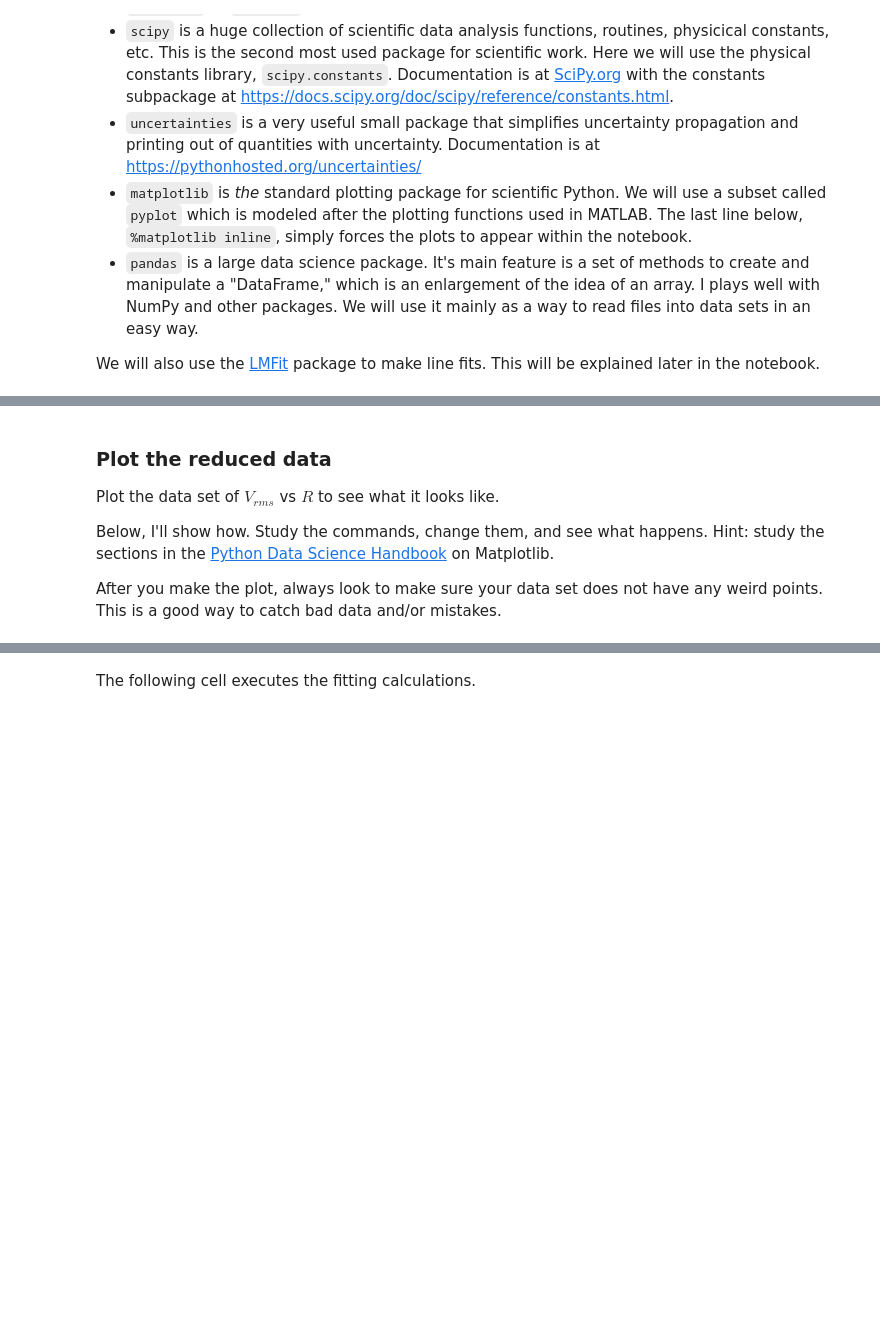
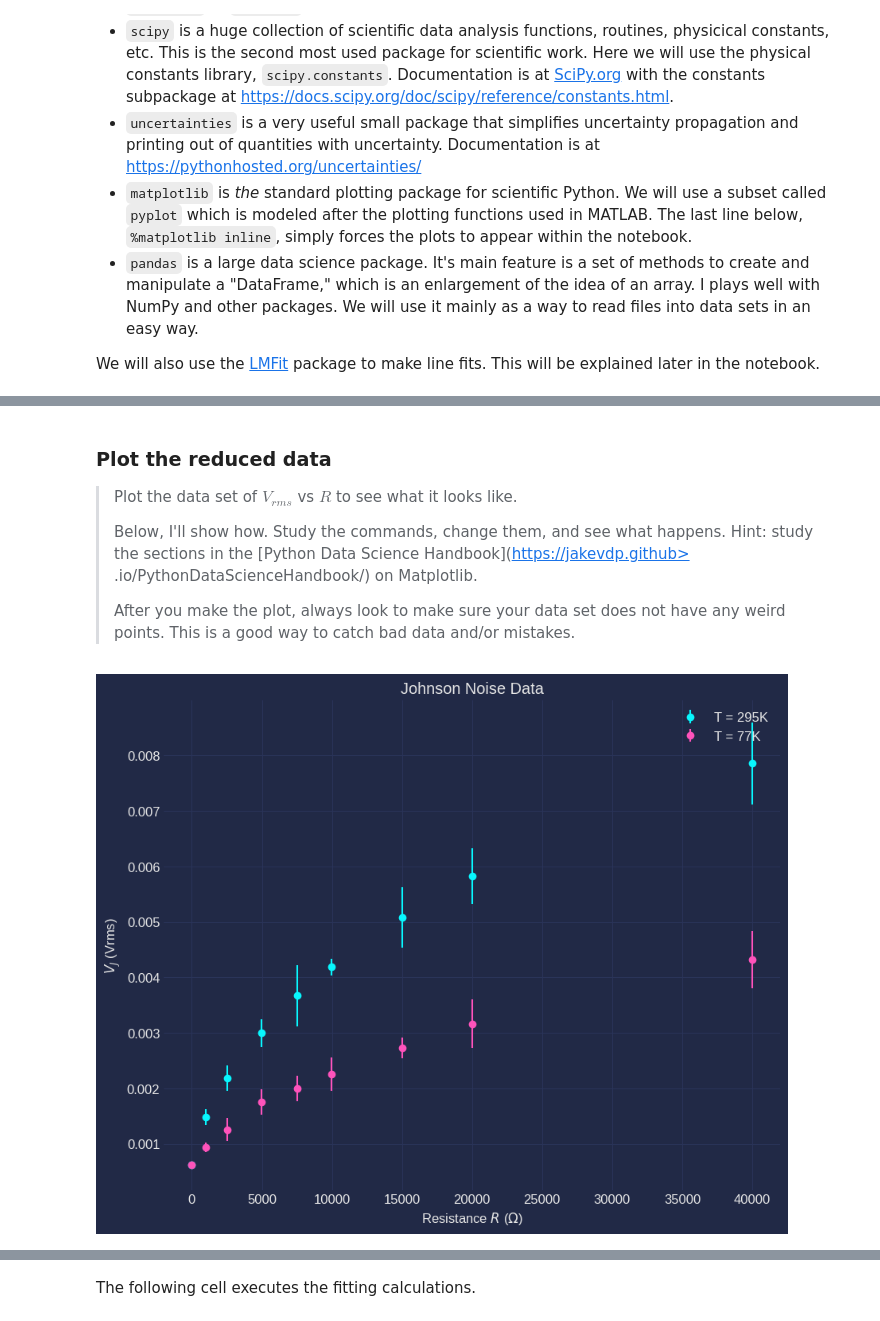
Before and after one commit to nattitanic/phys431, a Jupyter notebook: johnson-and-shot-noise-main/Noise Analysis (template, 2024).ipynb, the cells around one changed output, grey strips where cells are left out. Saved outputs shown, nothing was run; the diff lists cells and outputs as text; code cells hidden in the pictures; blank space fills up the shorter version.

Commit message:
johnsonshotnoise finished

```diff
--- a/johnson-and-shot-noise-main/Noise Analysis (template, 2024).ipynb
+++ b/johnson-and-shot-noise-main/Noise Analysis (template, 2024).ipynb
@@ -45,5 +73,5 @@ You may obtain the arrays for each column by using the column label, e.g., `john
 # %%
-## Lines below show how to read in a CSV data set and display it.
+# This is to import the data as a raw pd dataframe.
 
-johnson_294 = pd.read_csv('your_johnson294K_data.csv')
+johnson_294 = pd.read_csv('rawData/Johnson data - Johnson_Room_jupyter.csv')
 johnson_294  # DataFrame name on the last line spits out a table
@@ -75,7 +110,8 @@ Stds = np.zeros(0)
 # The '.columns' is an array of column labels in the DataFrame
 for label in johnson_294.columns:
     # obtain the numerical part of the column label
-    R = float(label.split('k')[0])
+    # R = float(label.split('k')[0])
+    R = float(re.split(r"(?i)k", label)[0])
     # calculate the mean (average) of the numbers in the column
     mean = johnson_294[label].mean()
     # calculate the standard deviation of the same numbers
@@ -85,6 +121,8 @@ for label in johnson_294.columns:
     Rs = np.append(Rs,R)
     Vs = np.append(Vs,mean)
     Stds = np.append(Stds,std)
+
+Rs
 
 # Initialize an empty DataFrame
 J_294 = pd.DataFrame()
@@ -112,2 +161,4 @@ Now you try it for the other temperature data set.
 # %%
 ## Read in the data set and display it
+johnson_ln2 = pd.read_csv("rawData/Johnson data - Johnson_ln2_jupyter.csv")
+johnson_ln2
@@ -118,11 +217,11 @@ Now you try it for the other temperature data set.
 # %% [markdown]
 ### Plot the reduced data
 
-Plot the data set of $V_{rms}$ vs $R$ to see what it looks like.
-
-Below, I'll show how. Study the commands, change them, and see what happens.  Hint: study the sections in the [Python Data Science Handbook](https://jakevdp.github.io/PythonDataScienceHandbook/) on Matplotlib.
-
-After you make the plot, always look to make sure your data set does not have any weird points. This is a good way to catch bad data and/or mistakes.
+> Plot the data set of $V_{rms}$ vs $R$ to see what it looks like.
+>
+> Below, I'll show how. Study the commands, change them, and see what happens.  Hint: study the sections in the [Python Data Science Handbook](https://jakevdp.github> .io/PythonDataScienceHandbook/) on Matplotlib.
+>
+> After you make the plot, always look to make sure your data set does not have any weird points. This is a good way to catch bad data and/or mistakes.
 # %%
 # Set up plot defaults  This cell only needs to be executed once.
 import matplotlib as mpl
@@ -131,21 +230,38 @@ mpl.rcParams['font.size'] = 12.0 # Use 12 point font
 # %%
 ## Plot the data sets on one graph
 ## Header commands provided
 
-plt.grid() # Turn on the grid
-plt.title('Johnson Noise Data') # make a plot title
-plt.ylabel(r'$V_J$ (Vrms)') # Make an axis label.  Note the $$ to typeset math
-plt.xlabel(r'Resistance $R$ ($\Omega$)') #Another axis label
+
+fig, ax = plt.subplots()
+
+ax.set_title('Johnson Noise Data')
+ax.set_xlabel(r'Resistance $R$ ($\Omega$)')
+ax.set_ylabel(r'$V_J$ (Vrms)')
+ax.grid(color='#2A3459')
+
+
+
+# plt.grid() # Turn on the grid
+# plt.title('Johnson Noise Data') # make a plot title
+# plt.ylabel(r'$V_J$ (Vrms)') # Make an axis label.  Note the $$ to typeset math
+# plt.xlabel(r'Resistance $R$ ($\Omega$)') #Another axis label
 
 # Below shows how to make a plot with error bars.  The errors are multiplied by
 # 10 so that the bars are visible.
 
 # If you have no error bars, simply omit the item 'yerr=J_294['DV (V)']*10'
 
-plt.errorbar(J_294['R (ohms)'],J_294['Vrms (V)'],
+ax.errorbar(J_294['R (ohms)'],J_294['Vrms (V)'],
              yerr=J_294['DV (V)']*10,
              fmt='o',label='T = 295K')
-plt.legend(); # Make a legend
+
+ax.errorbar(J_ln2['R (ohms)'], J_ln2['Vrms (V)'],
+             yerr=J_ln2['DV (V)'] * 10,
+             fmt='o', label='T = 77K')
+
+ax.legend(); # Make a legend
+# %% [output]
+[figure, added]
 # %% [markdown]
 ### Include the other data
 
```
Also changed, not shown: parts of 68 cells of this notebook, 57 other files.
